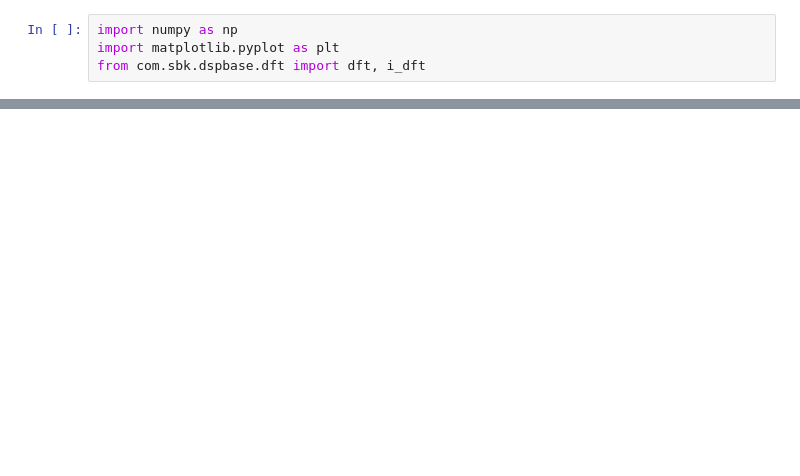
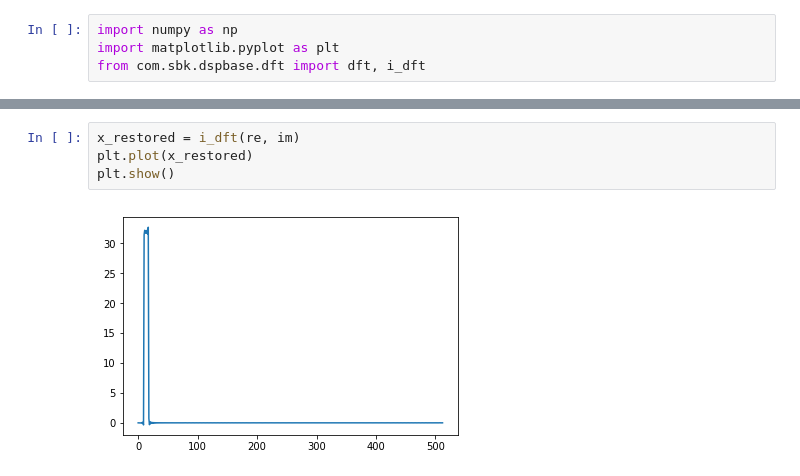
Before and after one commit to serhii-soboliev/dspbase, a Jupyter notebook: demo/dft_pairs/rectangular_pulse_2.ipynb, the cells around one changed output, grey strips where cells are left out. Cells and saved outputs as stored; diff of their text form; blank space fills up the shorter version.

```diff
--- a/demo/dft_pairs/rectangular_pulse_2.ipynb
+++ b/demo/dft_pairs/rectangular_pulse_2.ipynb
@@ -24,0 +25,6 @@ plt.show()
+# %%
+x_restored = i_dft(re, im)
+plt.plot(x_restored)
+plt.show()
+# %% [output]
+[figure, added]
```
Also changed, not shown: parts of 4 cells of this notebook, 3 other files.
